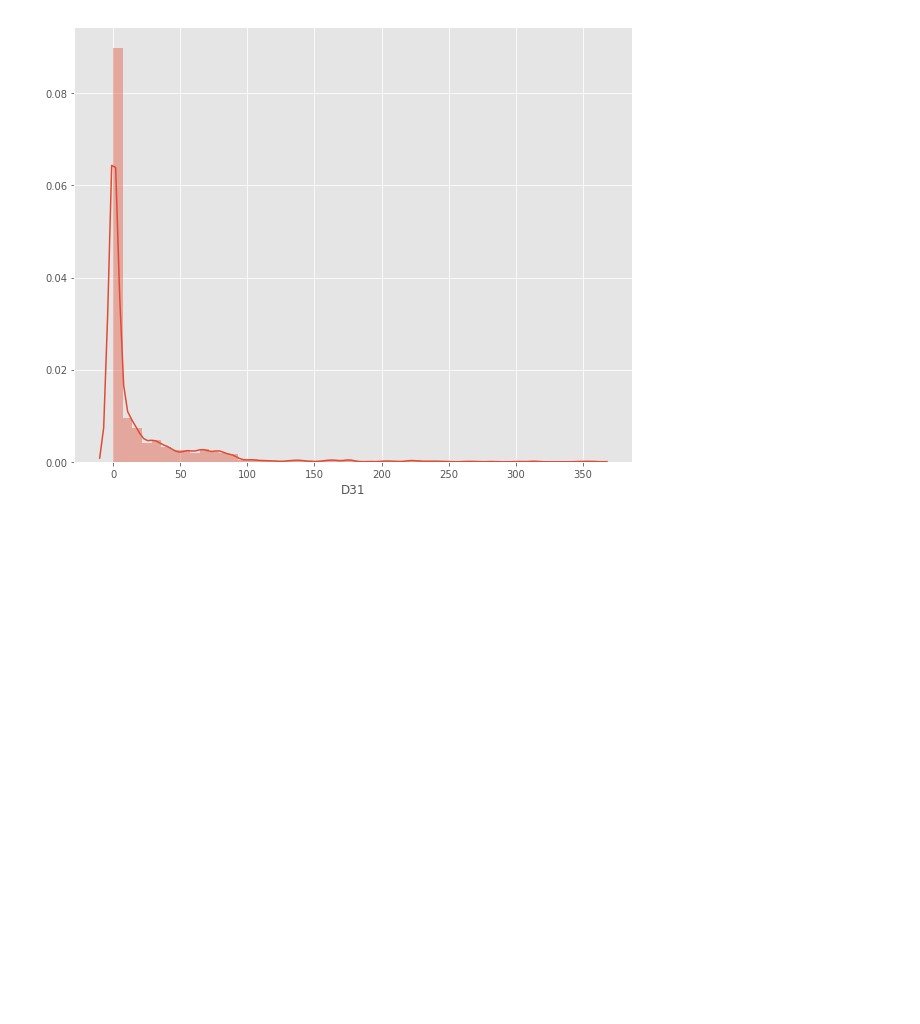
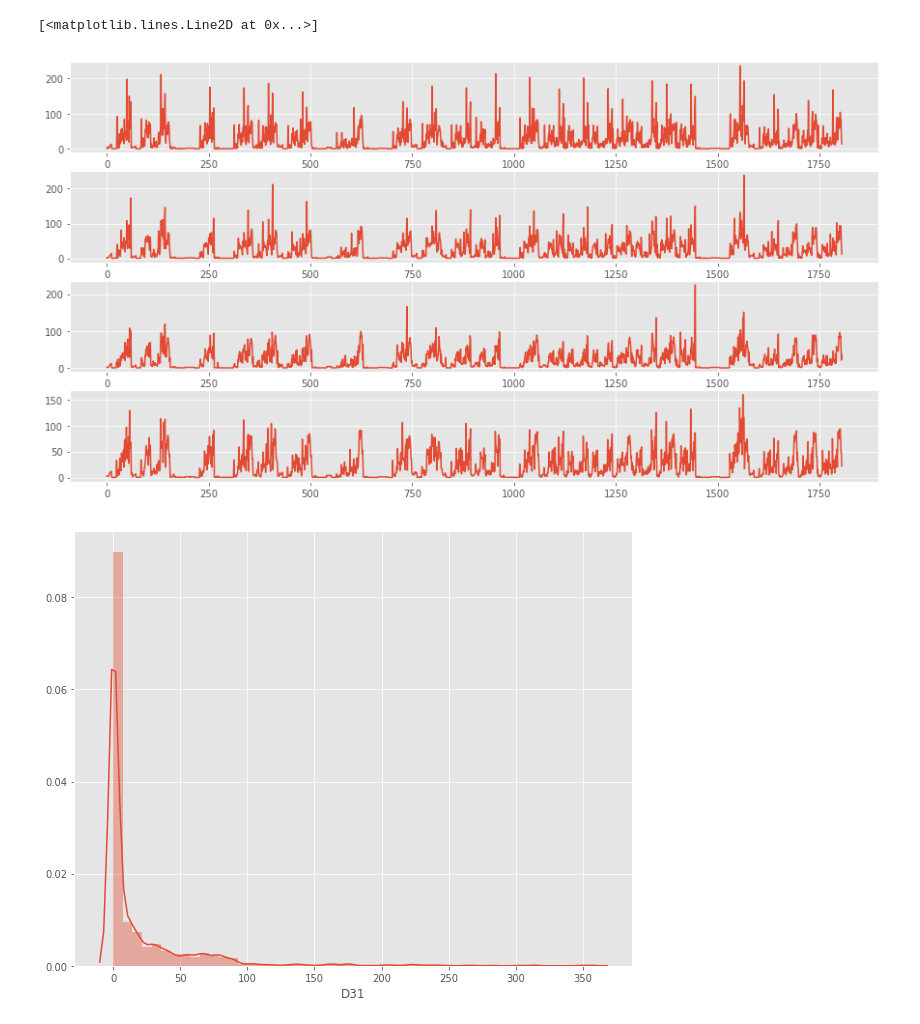
Before and after one commit to ie-ml/areas_contaminacion_madrid, a Jupyter notebook: contaminacion_madrid.ipynb, the cells around one changed output. Saved outputs shown, nothing was run; the diff lists cells and outputs as text; code cells hidden in the pictures; blank space fills up the shorter version.

```diff
--- a/contaminacion_madrid.ipynb
+++ b/contaminacion_madrid.ipynb
@@ -74,3 +82,14 @@ plt.plot(datos.D31)
+# %%
+figure, axes_array = plt.subplots(4) #Nos determina cuantos "subplots" aqui 2x2 = 4
+figure.set_size_inches(15,8) #tamaño de cada subplot
+
+axes_array[0].plot(df18.D01)
+axes_array[1].plot(df18.D07)
+axes_array[2].plot(df18.D14)
+axes_array[3].plot(df18.D21)
+# %% [output]
+[<matplotlib.lines.Line2D at 0x...>]
+[figure, added]
 # %%
 x = datos.D31
 # %%
```
Also changed, not shown: parts of 11 cells of this notebook, 6 other files.
